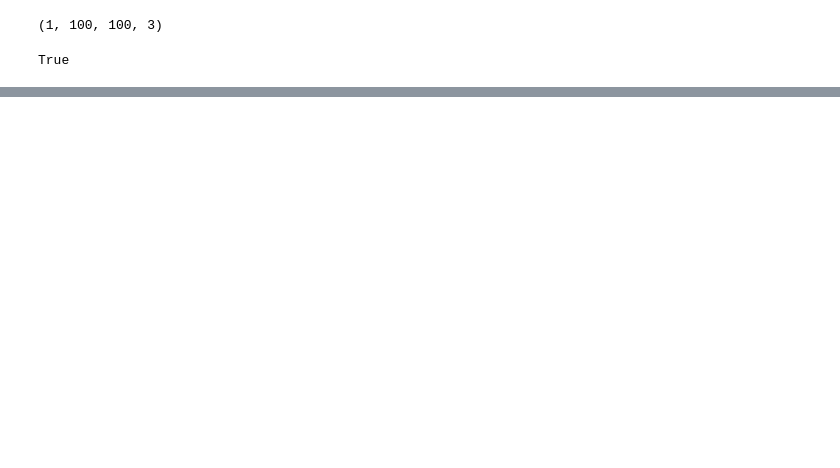
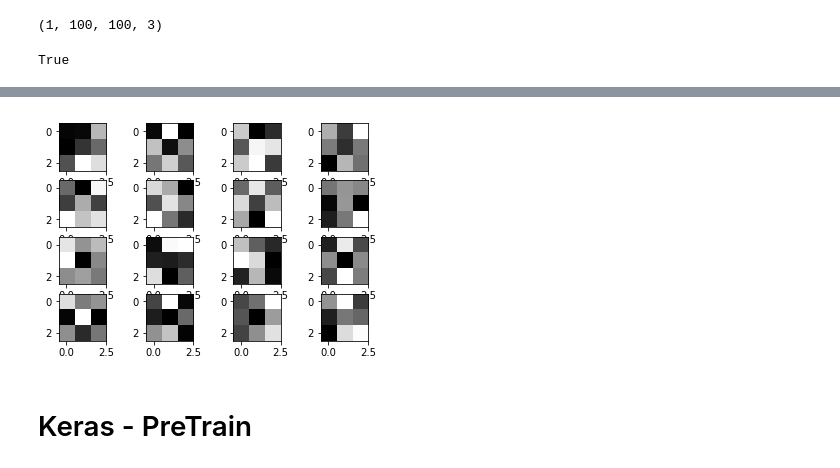
Before and after one commit to paulharris171/cs109b-Movie-Prediction-, a Jupyter notebook: Image Data Formatting.ipynb, the cells around one changed output, grey strips where cells are left out. Saved outputs shown, nothing was run; the diff lists cells and outputs as text; code cells hidden in the pictures; blank space fills up the shorter version.

```diff
--- a/Image Data Formatting.ipynb
+++ b/Image Data Formatting.ipynb
@@ -214,0 +323,5 @@ array(['Adventure', 'Action', 'Action', ..., 'Action', 'Crime', 'Action'],
+# %%
+# convert class vectors to binary class matrices
+# keras likes one hot encoding instead of class names
+y_train = np.array(pd.get_dummies(y_train))
+y_test = np.array(pd.get_dummies(y_test))
@@ -214,0 +500,16 @@ array(['Adventure', 'Action', 'Action', ..., 'Action', 'Crime', 'Action'],
+# %%
+# make a figure for the first 25 filters
+index = 0
+for i in range(4):
+    for j in range(4):
+        w = weights[0][:,:,0,index]
+        w = w.reshape(3,3)
+        index+=1
+        plt.subplot(4,4,index)
+        plt.imshow(w, cmap='gray')
+
+plt.show()
+# %% [output]
+[figure, added]
+# %% [markdown]
+# Keras - PreTrain
```
Also changed, not shown: parts of 34 cells of this notebook.
